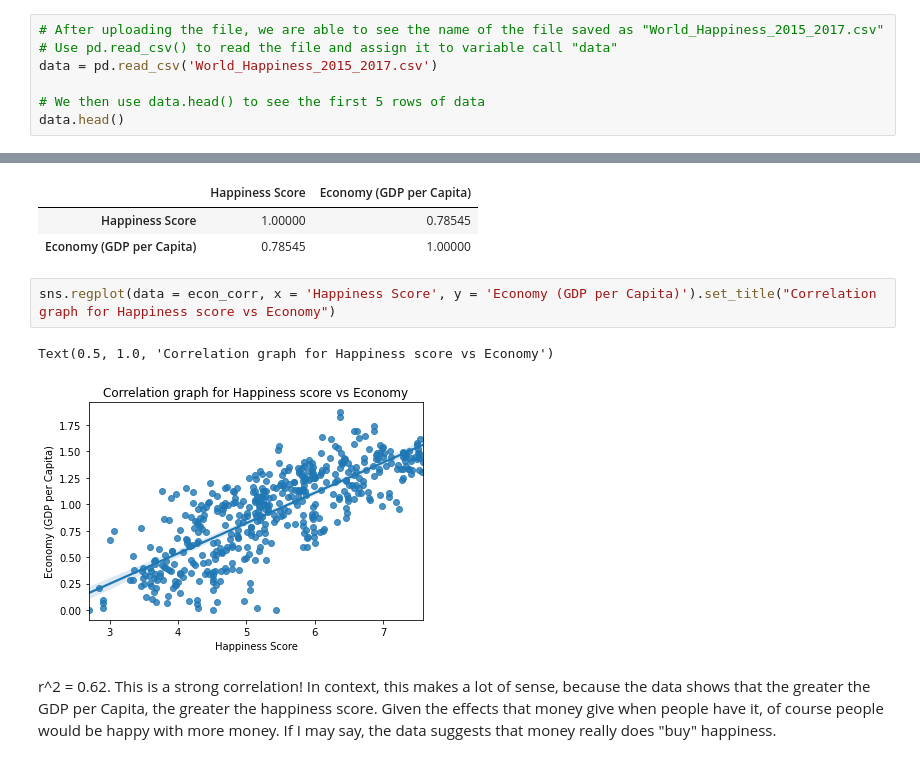
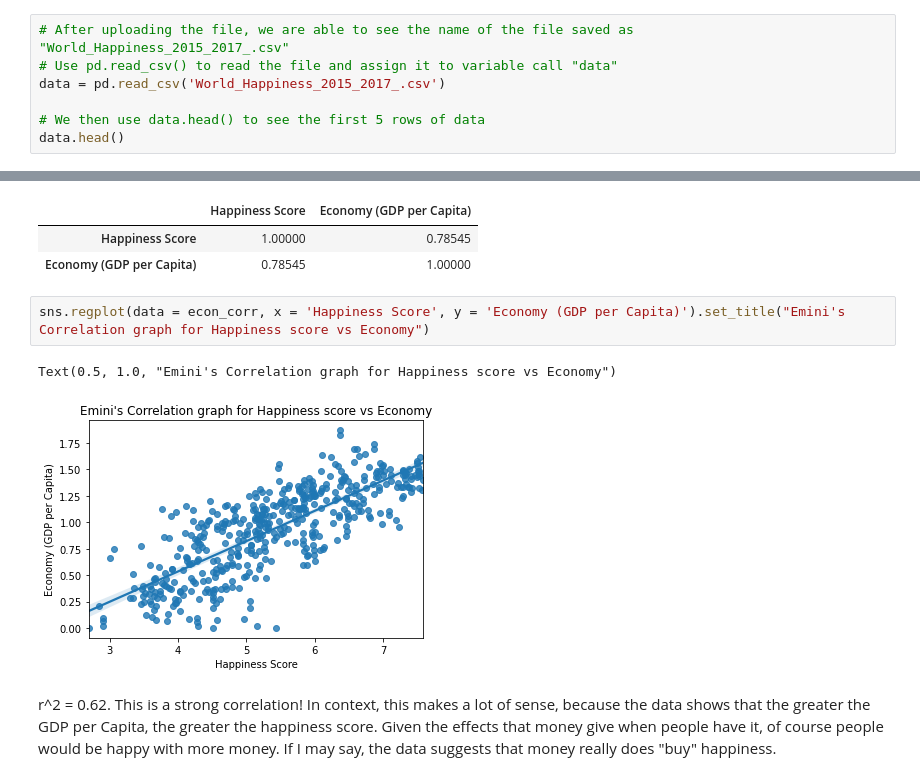
Before and after one commit to EOHFA-GOAT/world-happiness-analysis, a Jupyter notebook: World_Happiness_Analysis_Project.ipynb, the cells around one changed output, grey strips where cells are left out. Cells and saved outputs as stored; diff of their text form.

```diff
--- a/World_Happiness_Analysis_Project.ipynb
+++ b/World_Happiness_Analysis_Project.ipynb
@@ -21,7 +21,7 @@ Saving World_Happiness_2015_2017.csv to World_Happiness_2015_2017.csv
 # %%
-# After uploading the file, we are able to see the name of the file saved as "World_Happiness_2015_2017.csv"
+# After uploading the file, we are able to see the name of the file saved as "World_Happiness_2015_2017_.csv"
 # Use pd.read_csv() to read the file and assign it to variable call "data"
-data = pd.read_csv('World_Happiness_2015_2017.csv')
+data = pd.read_csv('World_Happiness_2015_2017_.csv')
 
 # We then use data.head() to see the first 5 rows of data
 data.head()
@@ -128,10 +128,10 @@ econ_corr.corr()
 | Happiness Score | 1.00000 | 0.78545 |
 | Economy (GDP per Capita) | 0.78545 | 1.00000 |
 # %%
-sns.regplot(data = econ_corr, x = 'Happiness Score', y = 'Economy (GDP per Capita)').set_title("Correlation graph for Happiness score vs Economy")
+sns.regplot(data = econ_corr, x = 'Happiness Score', y = 'Economy (GDP per Capita)').set_title("Emini's Correlation graph for Happiness score vs Economy")
 # %% [output]
-Text(0.5, 1.0, 'Correlation graph for Happiness score vs Economy')
+Text(0.5, 1.0, "Emini's Correlation graph for Happiness score vs Economy")
-[figure, old version]
+[figure, new version]
 # %% [markdown]
 r^2 = 0.62. This is a strong correlation! In context, this makes a lot of sense, because the data shows that the greater the GDP per Capita, the greater the happiness score. Given the effects that money give when people have it, of course people would be happy with more money. If I may say, the data suggests that money really does "buy" happiness.
 # %%
```
Also changed, not shown: parts of 5 cells of this notebook.
